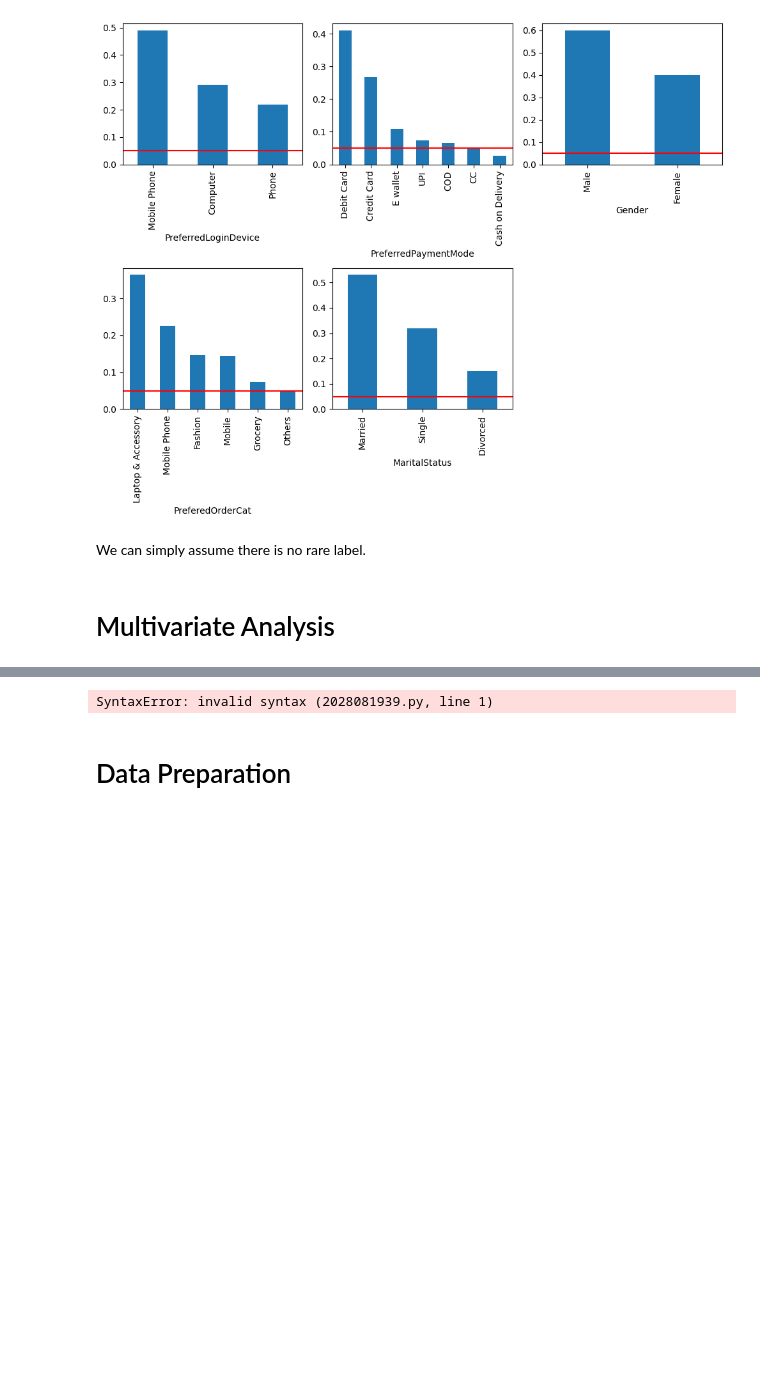
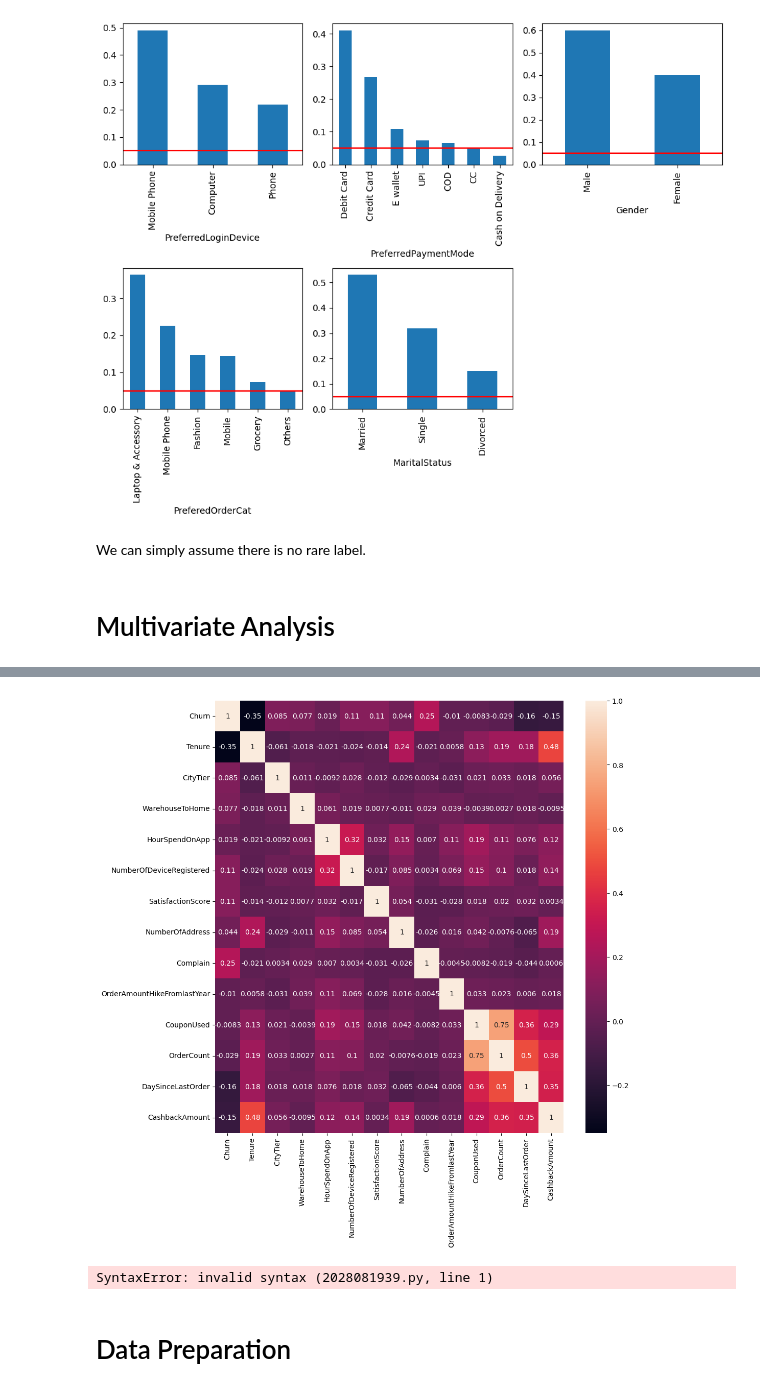
Before and after one commit to AnnurAfgoni/e-commerce-churn, a Jupyter notebook: e-commerce-churn.ipynb, the cells around one changed output, grey strips where cells are left out. Cells and saved outputs as stored; diff of their text form; code cells hidden in the pictures; blank space fills up the shorter version.

```diff
--- a/e-commerce-churn.ipynb
+++ b/e-commerce-churn.ipynb
@@ -314,3 +291,10 @@ for num in num_vars:
+# %%
+plt.figure(figsize=(11, 11))
+sns.heatmap(df[num_vars].corr(), annot=True)
+plt.savefig("./images/correlation.png")
+plt.show()
+# %% [output]
+[figure, added]
 # %%
 aku adalah superman
 # %% [output]
```
Also changed, not shown: parts of 3 cells of this notebook, 3 other files.
